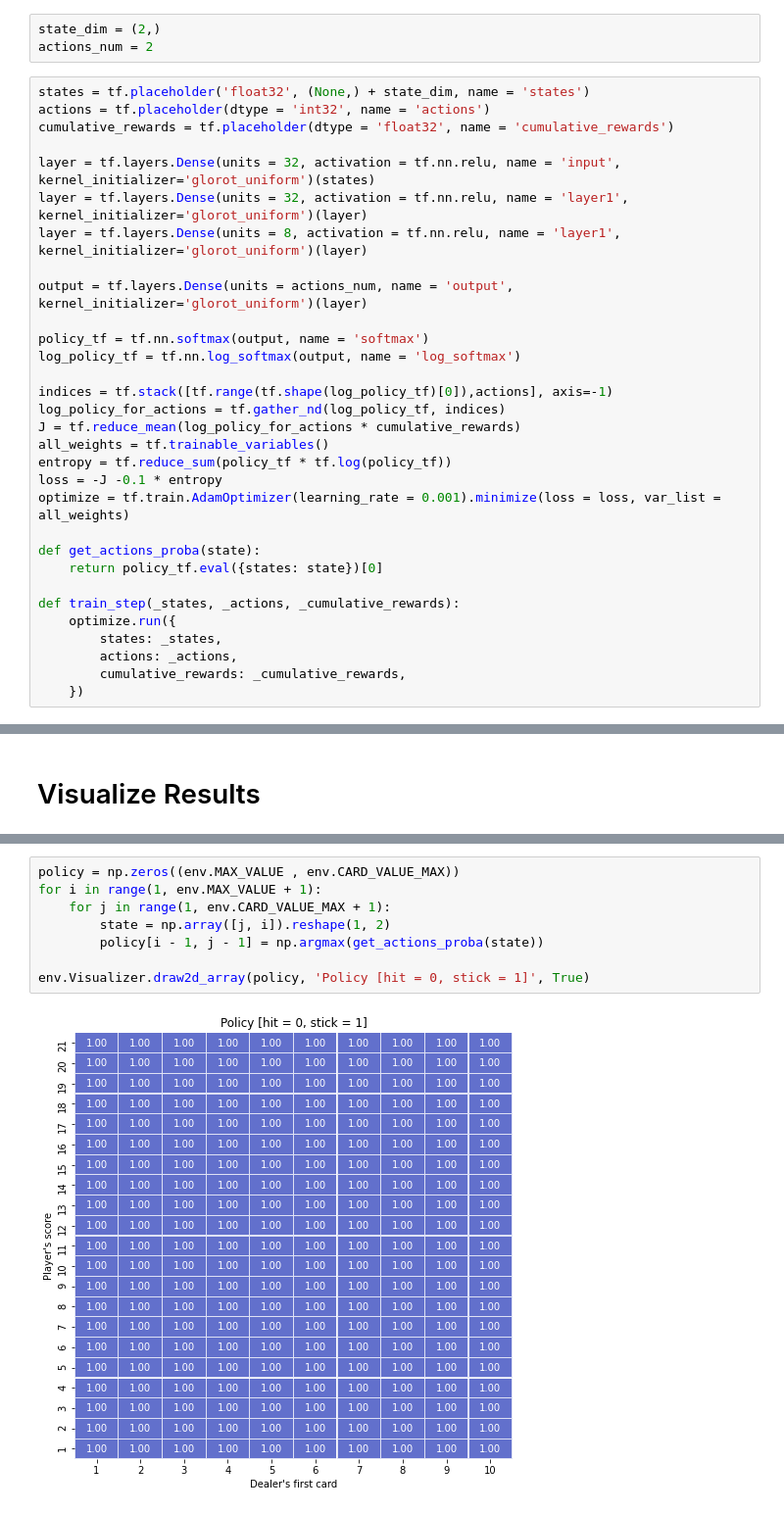
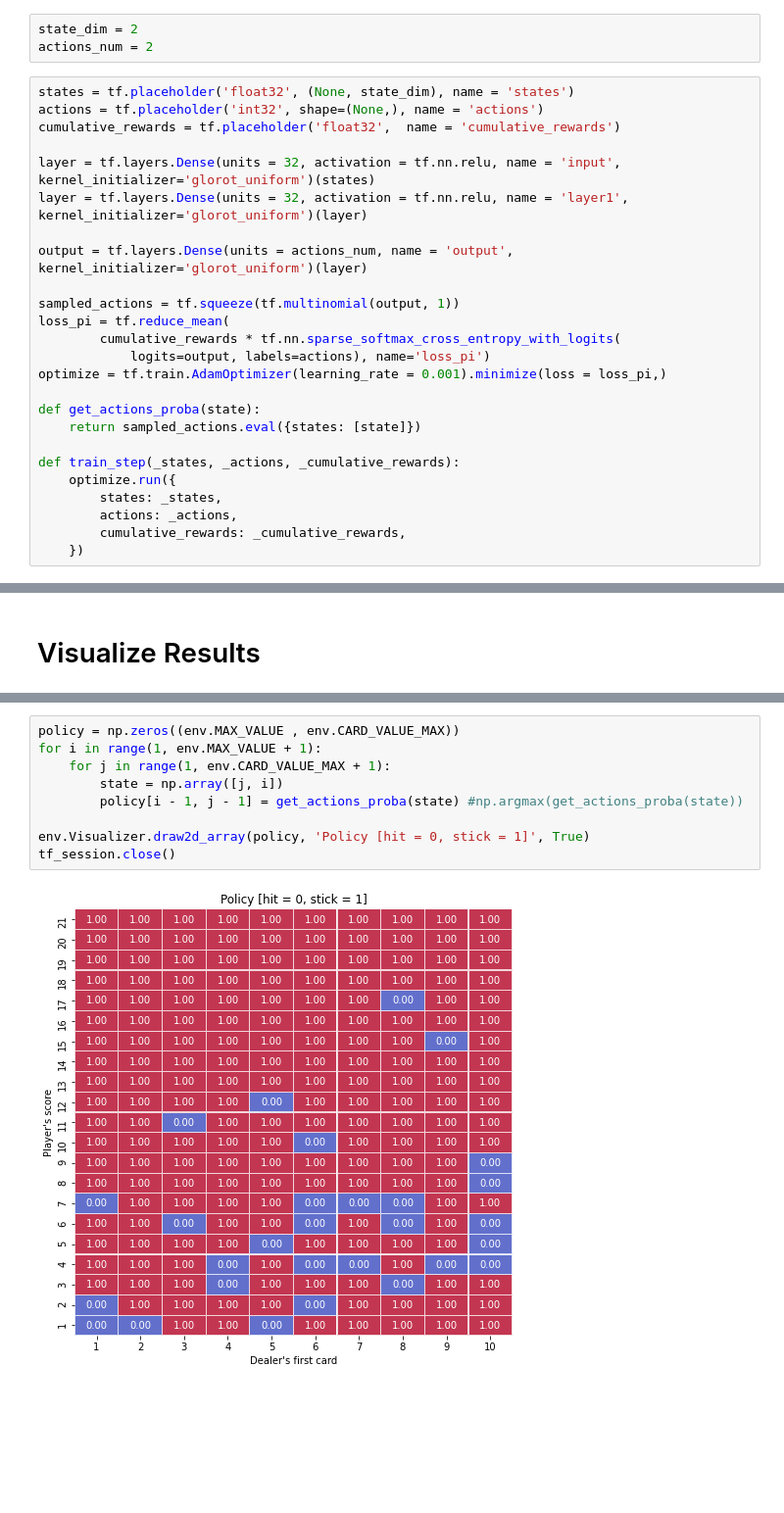
Before and after one commit to basselkassem/easy21, a Jupyter notebook: policy_gradient.ipynb, the cells around one changed output, grey strips where cells are left out. Shown at 98% size. Saved outputs shown, nothing was run; the diff lists cells and outputs as text; blank space fills up the shorter version.

Commit message:
change policy gradient loss

```diff
--- a/policy_gradient.ipynb
+++ b/policy_gradient.ipynb
@@ -35,32 +35,26 @@ non-resource variables are not supported in the long term
 # %% [markdown]
 # Implementation of MonteCarlo Policy Gradient
 # %%
-state_dim = (2,)
+state_dim = 2
 actions_num = 2
 # %%
-states = tf.placeholder('float32', (None,) + state_dim, name = 'states')
-actions = tf.placeholder(dtype = 'int32', name = 'actions')
-cumulative_rewards = tf.placeholder(dtype = 'float32', name = 'cumulative_rewards')
+states = tf.placeholder('float32', (None, state_dim), name = 'states')
+actions = tf.placeholder('int32', shape=(None,), name = 'actions')
+cumulative_rewards = tf.placeholder('float32',  name = 'cumulative_rewards')
 
 layer = tf.layers.Dense(units = 32, activation = tf.nn.relu, name = 'input', kernel_initializer='glorot_uniform')(states)
 layer = tf.layers.Dense(units = 32, activation = tf.nn.relu, name = 'layer1', kernel_initializer='glorot_uniform')(layer)
-layer = tf.layers.Dense(units = 8, activation = tf.nn.relu, name = 'layer1', kernel_initializer='glorot_uniform')(layer)
 
 output = tf.layers.Dense(units = actions_num, name = 'output', kernel_initializer='glorot_uniform')(layer)
 
-policy_tf = tf.nn.softmax(output, name = 'softmax')
-log_policy_tf = tf.nn.log_softmax(output, name = 'log_softmax')
-
-indices = tf.stack([tf.range(tf.shape(log_policy_tf)[0]),actions], axis=-1)
-log_policy_for_actions = tf.gather_nd(log_policy_tf, indices)
-J = tf.reduce_mean(log_policy_for_actions * cumulative_rewards)
-all_weights = tf.trainable_variables()
-entropy = tf.reduce_sum(policy_tf * tf.log(policy_tf))
-loss = -J -0.1 * entropy
-optimize = tf.train.AdamOptimizer(learning_rate = 0.001).minimize(loss = loss, var_list = all_weights)
+sampled_actions = tf.squeeze(tf.multinomial(output, 1))
+loss_pi = tf.reduce_mean(
+        cumulative_rewards * tf.nn.sparse_softmax_cross_entropy_with_logits(
+            logits=output, labels=actions), name='loss_pi')
+optimize = tf.train.AdamOptimizer(learning_rate = 0.001).minimize(loss = loss_pi,)
 
 def get_actions_proba(state):
-    return policy_tf.eval({states: state})[0]
+    return sampled_actions.eval({states: [state]})
 
 def train_step(_states, _actions, _cumulative_rewards):
     optimize.run({
@@ -141,12 +134,13 @@ plt.show()
 # %%
 policy = np.zeros((env.MAX_VALUE , env.CARD_VALUE_MAX))
 for i in range(1, env.MAX_VALUE + 1):
     for j in range(1, env.CARD_VALUE_MAX + 1):
-        state = np.array([j, i]).reshape(1, 2)
-        policy[i - 1, j - 1] = np.argmax(get_actions_proba(state))
+        state = np.array([j, i])
+        policy[i - 1, j - 1] = get_actions_proba(state) #np.argmax(get_actions_proba(state))
 
 env.Visualizer.draw2d_array(policy, 'Policy [hit = 0, stick = 1]', True)
+tf_session.close()
 # %% [output]
-[figure, old version]
+[figure, new version]
 # %%
 %%time
```
Also changed, not shown: parts of 9 cells of this notebook.
